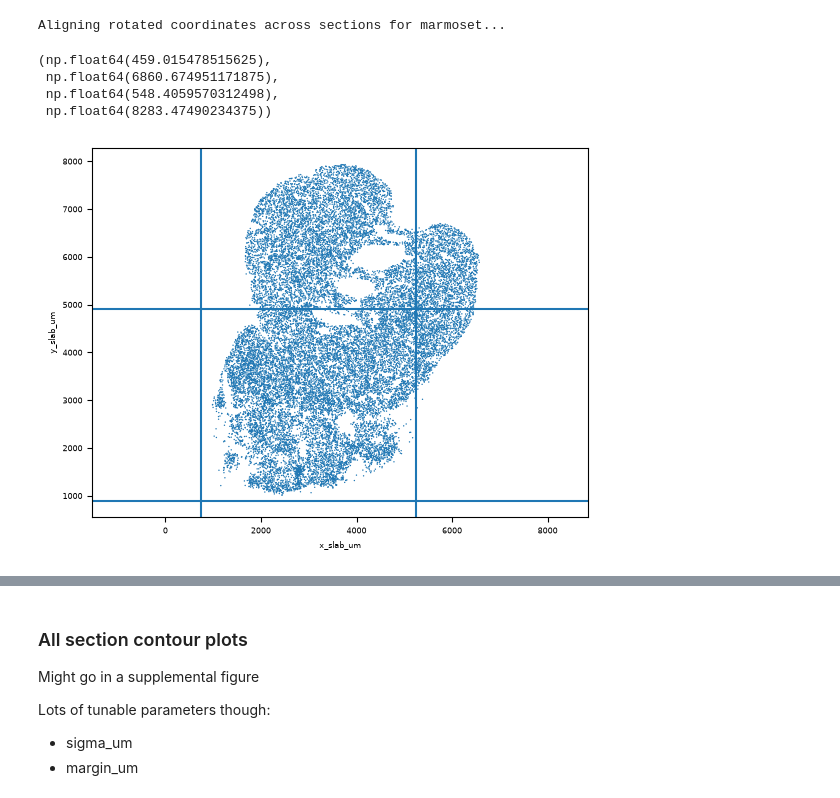
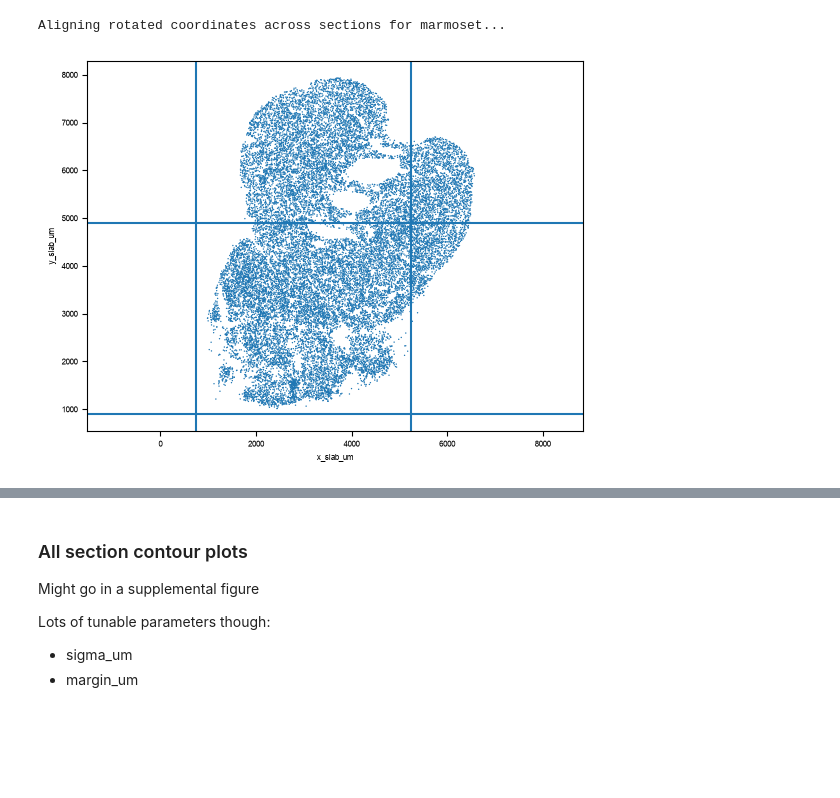
Before and after one commit to AllenInstitute/BG_HMBA_Spatial, a Jupyter notebook: code/figures_manuscript/figure_5.ipynb, the cells around one changed output, grey strips where cells are left out. Saved outputs shown, nothing was run; the diff lists cells and outputs as text; code cells hidden in the pictures; blank space fills up the shorter version.

```diff
--- a/code/figures_manuscript/figure_5.ipynb
+++ b/code/figures_manuscript/figure_5.ipynb
@@ -172,19 +172,16 @@ adata_marm.obs['y_slab_um'] = adata_marm.obs['y_rotated_centered_um']
 # %% [output]
 Aligning rotated coordinates across sections for marmoset...
 # %%
-sns.scatterplot(adata_marm.obs[adata_marm.obs['z_order'] == 11], x='x_slab_um', y='y_slab_um', s=1, edgecolor='none')
+sns.scatterplot(adata_marm.obs[adata_marm.obs['z_order'] == 11], x='x_slab_um', y='y_slab_um', s=1, edgecolor='none', rasterized=True)
 
 plt.axvline(750)
 plt.axvline(5250)
 plt.axhline(4900)
 plt.axhline(900)
 plt.axis('equal')
+plt.savefig('/results/test.svg')
 # %% [output]
-(np.float64(459.015478515625),
- np.float64(6860.674951171875),
- np.float64(548.4059570312498),
- np.float64(8283.47490234375))
-[figure, old version]
+[figure, new version]
 # %%
 sns.scatterplot(adata_marm.obs[adata_marm.obs['z_order'] == 23], x='x_slab_um', y='y_slab_um', s=1, edgecolor='none')
 
```
Also changed, not shown: parts of 5 cells of this notebook, 3 other files.
